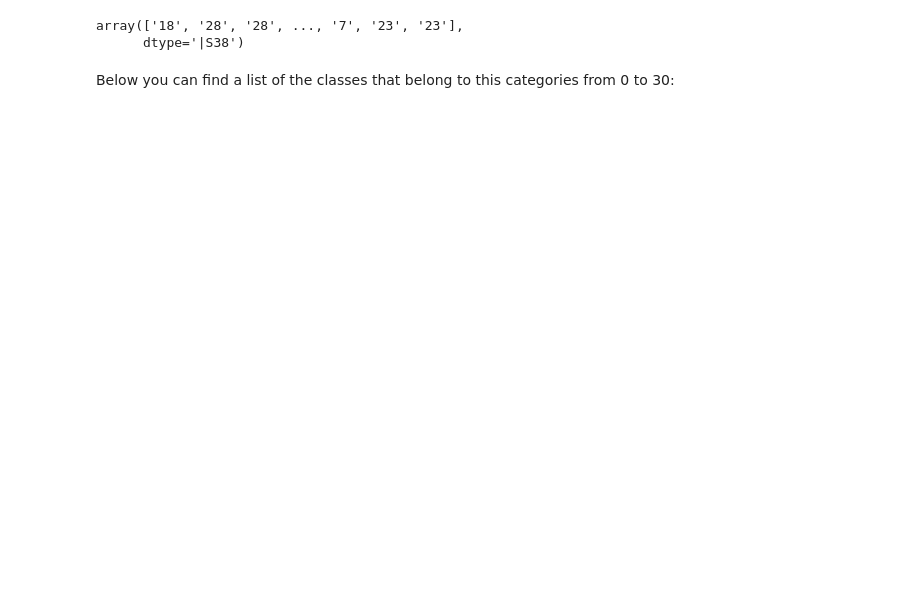
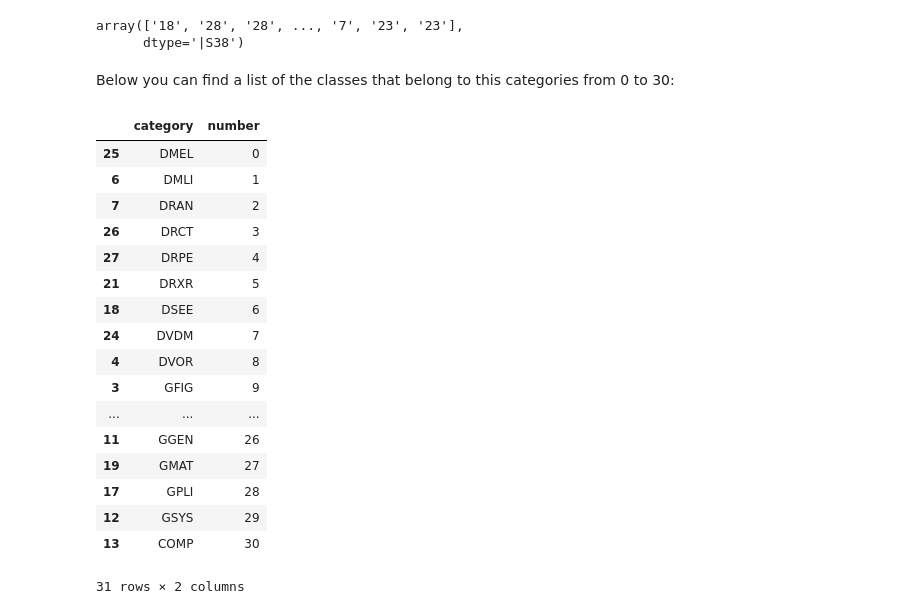
Before and after one commit to inulinux12/Imageclef-med-experimentation, a Jupyter notebook: Baseline modality.ipynb, the cells around one changed output. Cells and saved outputs as stored; diff of their text form; code cells hidden in the pictures; blank space fills up the shorter version.

```diff
--- a/Baseline modality.ipynb
+++ b/Baseline modality.ipynb
@@ -201,3 +201,26 @@ array(['18', '28', '28', ..., '7', '23', '23'],
       dtype='|S38')
 # %% [markdown]
 Below you can find a list of the classes that belong to this categories from 0 to 30:
+# %%
+classlist = pd.read_csv("/home/sebastian/Descargas/Modality/ImageCLEFTestSetGROUNDTRUTH/synset.txt", sep=" ")
+# %%
+classlist.sort(["number"])
+# %% [output]
+|  | category | number |
+| 25 | DMEL | 0 |
+| 6 | DMLI | 1 |
+| 7 | DRAN | 2 |
+| 26 | DRCT | 3 |
+| 27 | DRPE | 4 |
+| 21 | DRXR | 5 |
+| 18 | DSEE | 6 |
+| 24 | DVDM | 7 |
+| 4 | DVOR | 8 |
+| 3 | GFIG | 9 |
+| ... | ... | ... |
+| 11 | GGEN | 26 |
+| 19 | GMAT | 27 |
+| 17 | GPLI | 28 |
+| 12 | GSYS | 29 |
+| 13 | COMP | 30 |
+31 rows × 2 columns
```
Also changed, not shown: parts of 8 cells of this notebook.
